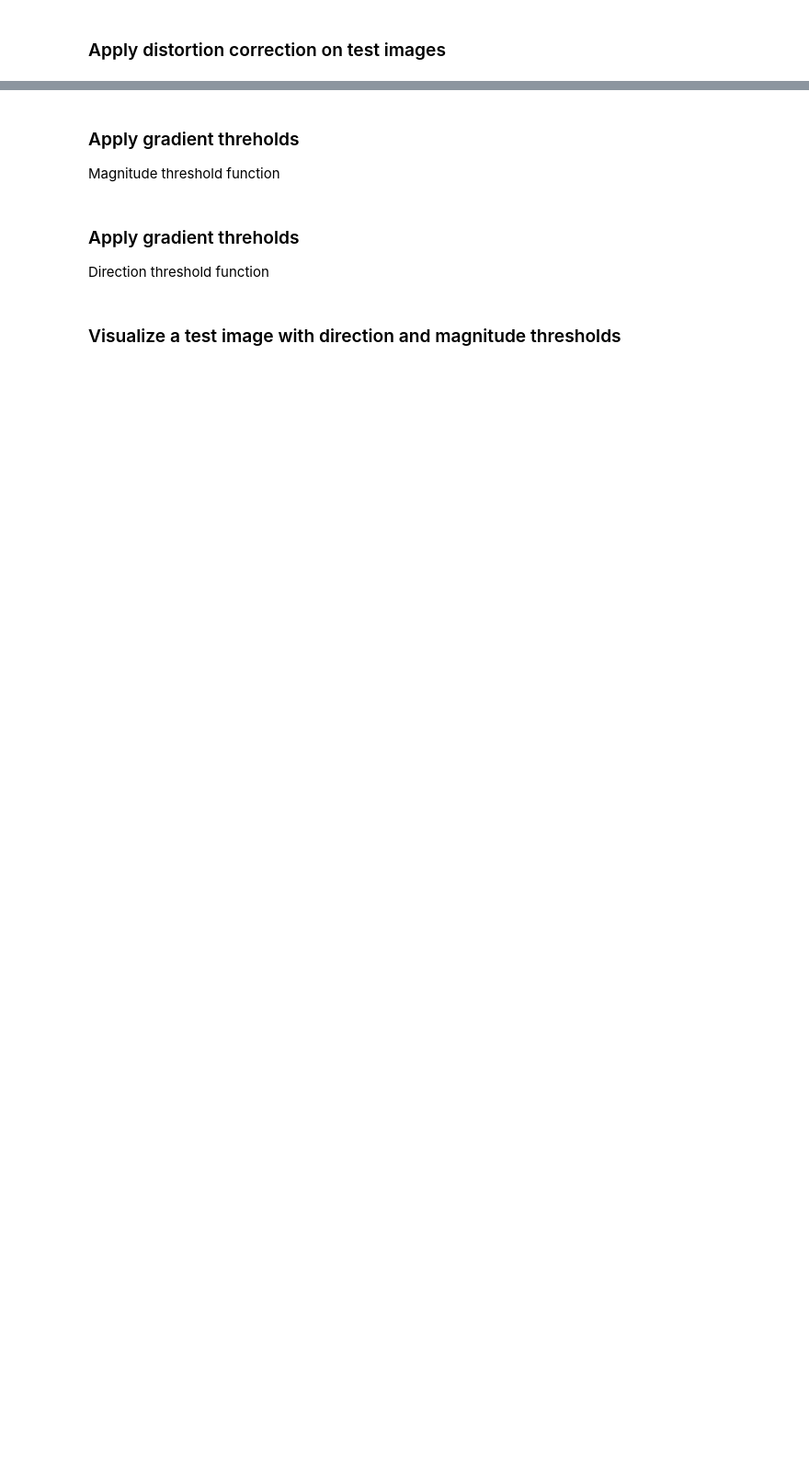
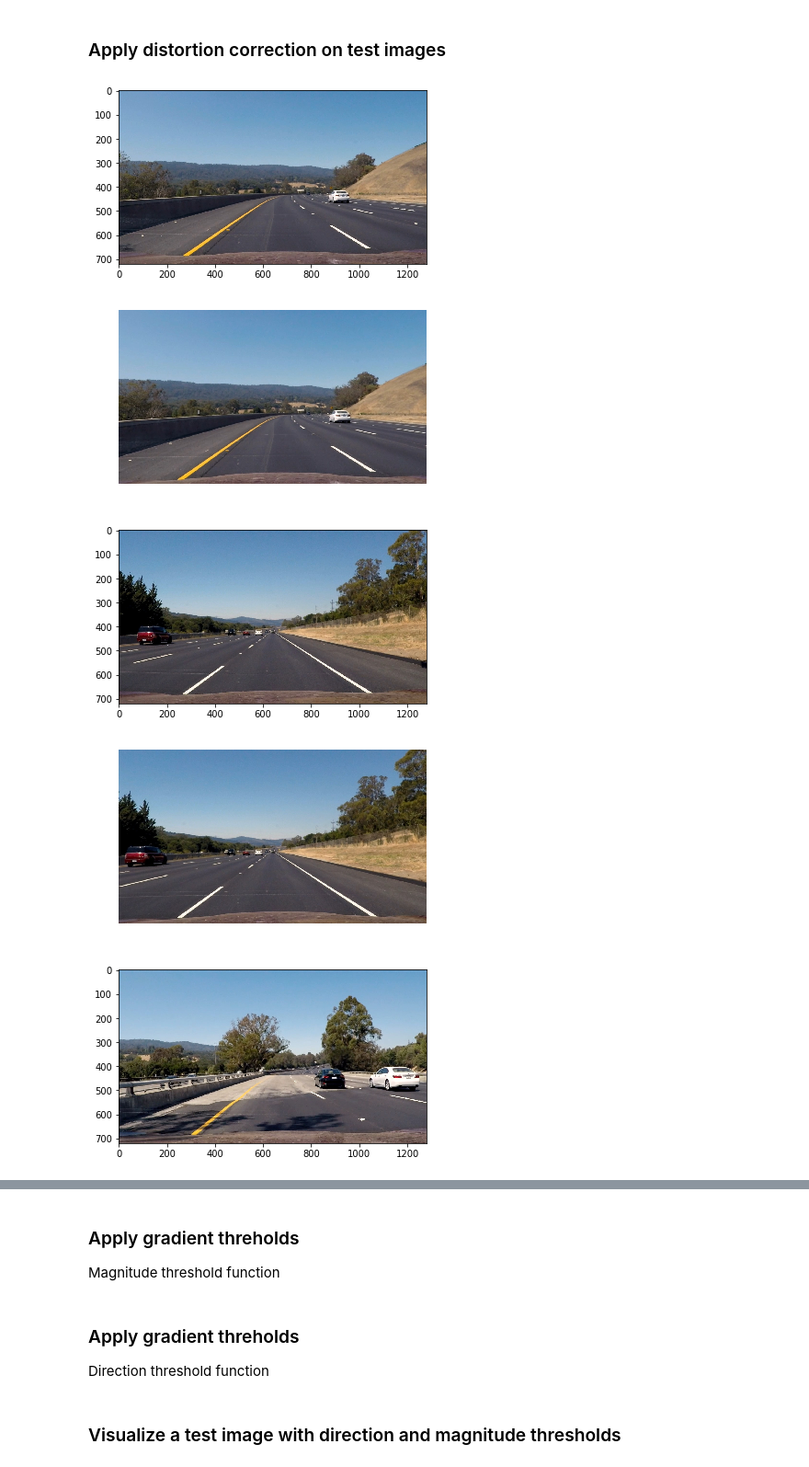
Before and after one commit to TPrabhat/CarND-Advanced-Lane-Lines, a Jupyter notebook: Advanced-Lane-Detection.ipynb, the cells around one changed output, grey strips where cells are left out. Shown at 92% size. Saved outputs shown, nothing was run; the diff lists cells and outputs as text; code cells hidden in the pictures; blank space fills up the shorter version.

```diff
--- a/Advanced-Lane-Detection.ipynb
+++ b/Advanced-Lane-Detection.ipynb
@@ -80,19 +83,26 @@ ax2.set_title('Undistorted Image', fontsize=30)
 # %%
 import os
 import matplotlib.image as mpimg
-from resizeimage.resize_cover import resize_cover
 
 test_images_path = 'test_images/'
 output_images_path = 'output_images/'
 test_images = os.listdir(test_images_path)
 test_set = []
 
 for image in test_images:
     img = mpimg.imread(test_images_path+image)
+
     plt.imshow(img)
     plt.show()
+
     dst = cv2.undistort(img, mtx, dist, None, mtx)
     plt.imshow(dst)
-    #plt.savefig(output_images_path+image, dpi = 300)
+    plt.axis('off')
+    plt.savefig(output_images_path+image, dpi = 400)
     plt.show()
-    resize_cover.save(output_images_path+image, test_image.format)
+# %% [output]
+[figure, added]
+[figure, added]
+[figure, added]
+[figure, added]
+[figure, added]
```
Also changed, not shown: parts of 3 cells of this notebook.
